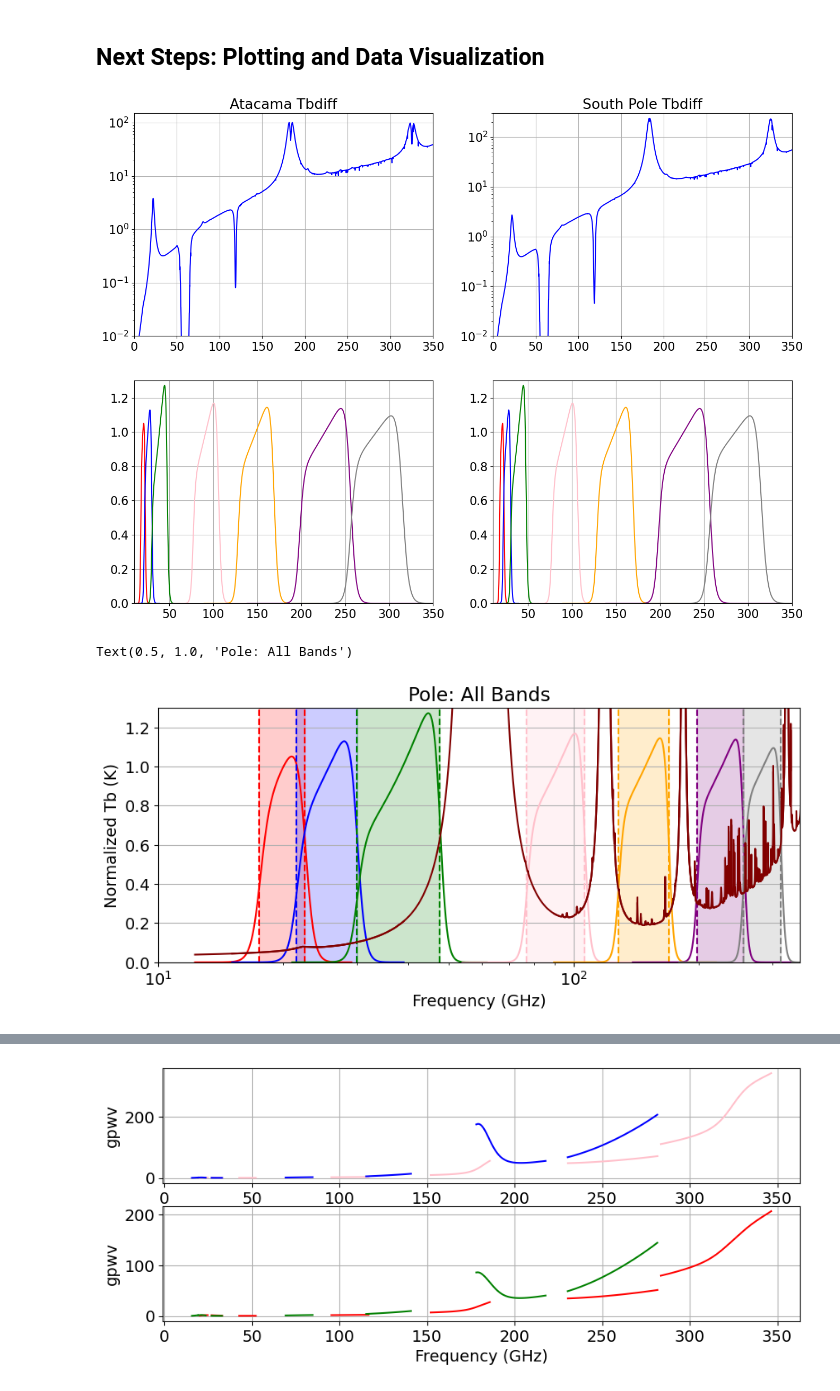
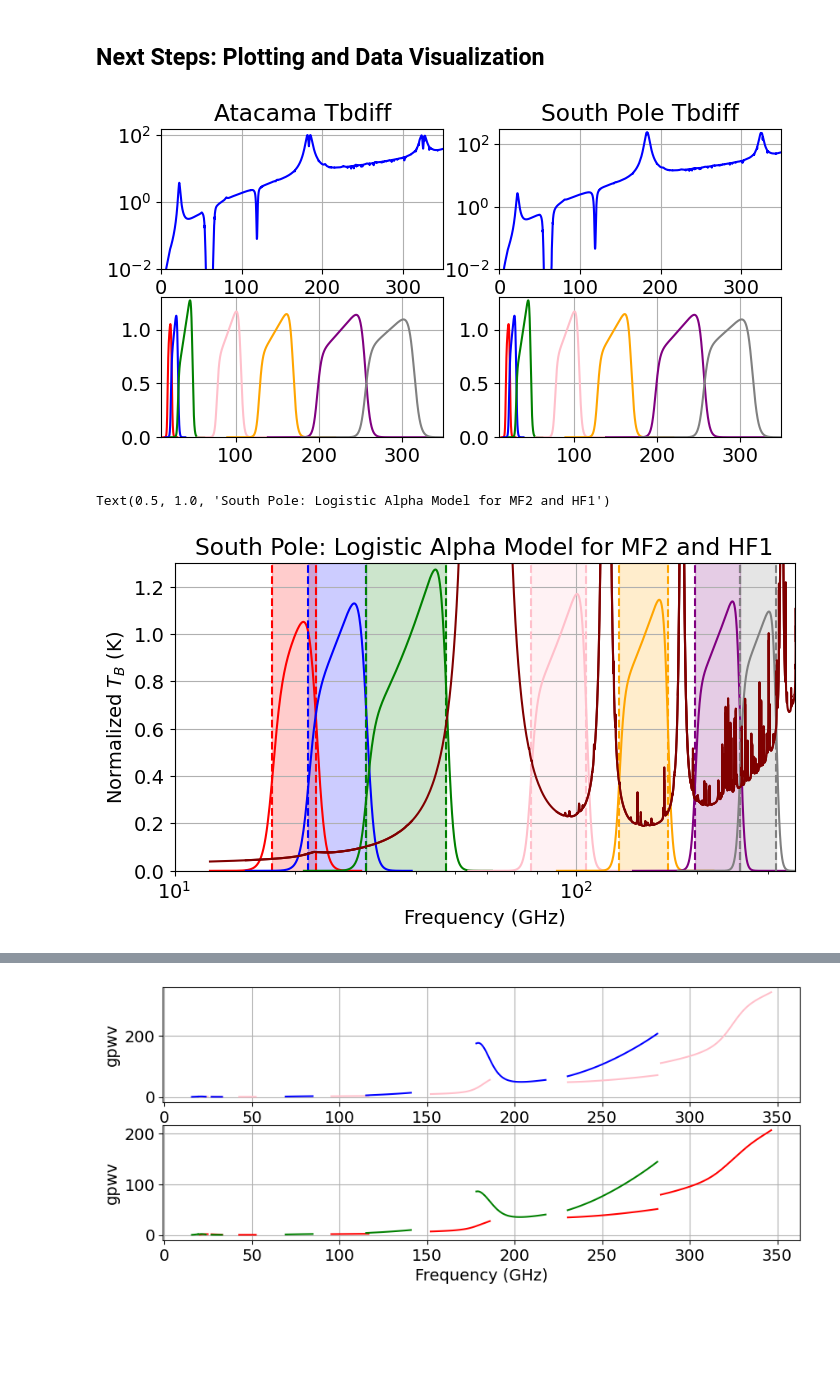
Before and after one commit to JohnRuhl/Atmos_pwv_flucts, a Jupyter notebook: Atmos_pwv_flucts.ipynb, the cells around one changed output, grey strips where cells are left out. Cells and saved outputs as stored; diff of their text form; code cells hidden in the pictures; blank space fills up the shorter version.

```diff
--- a/Atmos_pwv_flucts.ipynb
+++ b/Atmos_pwv_flucts.ipynb
@@ -89,3 +89,16 @@ plt.ylim(0.8,1.0)
 plt.grid()
 # %% [output]
 [figure]
+# %%
+plt.rcParams.update({'font.size': 14})
+plt.rcParams['figure.figsize'] = [12, 8]
+for site in ['Pole','Atacama']:
+    for pwv in atmos[site].keys():
+        pltlabel=site+': '+str(pwv)+ ' $\mu$m'
+        plt.plot(atmos[site][pwv][0],atmos[site][pwv][2], label=pltlabel)
+plt.ylabel('Transmission')#('$T_B$ (K)')
+plt.xlabel('Frequency (GHz)')
+plt.xlim(0,600)
+plt.grid()
+plt.legend(fontsize="16", loc='upper right')
+plt.title('Atmospheric Transmission: South Pole and Atacama Desert')
@@ -672,7 +700,8 @@ for pwv in spole_pwvs:
 
         #look into .py file and edit
         npts=50
-        freqvec_high= np.linspace(nuhigh-(nuhigh*0.1), nuhigh+(nuhigh*0.1), npts)
+        freqvec_high= np.linspace(bandcenter, nuhigh+(nuhigh*0.1), npts)
+        #freqvec_high= np.linspace(nuhigh-(nuhigh*0.1), nuhigh+(nuhigh*0.1), npts)
         dPdTcmb_h= np.array([])
         dPdpwv_h= np.array([])
         gpwv_h= np.array([])
@@ -692,7 +721,8 @@ for pwv in spole_pwvs:
 
             gpwv_h= np.append(gpwv_h, dPdpwv/dPdTcmb)
 
-        freqvec_low= np.linspace(nulow-(nulow*0.1), nulow+(nulow*0.1), npts)
+        freqvec_low= np.linspace(nulow-(nulow*0.1), bandcenter, npts)
+        #freqvec_low= np.linspace(nulow-(nulow*0.1), nulow+(nulow*0.1), npts)
         dPdTcmb_l= np.array([])
         dPdpwv_l= np.array([])
         gpwv_l= np.array([])
@@ -922,35 +952,35 @@ plt.xlim(10, 350)
 plt.ylim(0,1.3)
 plt.grid()
 # %% [output]
-[figure, old version]
+[figure, new version]
 # %%
 plt.rcParams.update({'font.size': 14})
-plt.rcParams['figure.figsize'] = [10, 4]
+plt.rcParams['figure.figsize'] = [8, 4]
 
 bandtype_dict= {'ULF':'red', 'LF_1': 'blue', 'LF_2': 'green', 'MF_1': 'pink', 'MF_2': 'orange', 'HF_1': 'purple', 'HF_2': 'grey'}
 bandarray=list(bandtype_dict.keys())
 
 #for band in bands['SAT'].keys():
 
 for ch in chlist:
     btype=bandtype_dict[ch]
     x1=spole_dict[300][ch]['high_edge_0']
     x2=spole_dict[300][ch]['low_edge_0']
     plt.axvline(x = x1, color=btype, linestyle='dashed', markersize= 0.5)#, label = 'upper band edge')
     plt.axvline(x = x2, color=btype, linestyle='dashed', markersize= 0.5)
         #plt.fill_between(x1, x2, color='blue', alpha=.2)
     plt.axvspan(x1, x2, alpha=0.2, color=btype)
 
     plt.semilogx(spole_dict[300][ch]['freqvec'], spole_dict[300][ch]['bandshape'], color=btype, label='Logistic Band Model')
     plt.semilogx(spole_dict[300][ch]['freqvec'], spole_dict[300][ch]['tbvec']/50, color='maroon', linestyle='solid', markersize= 0.15)
 #note that model 1 includes optics/lyot info and instrumentation info
 plt.xlim(10, 350)
 plt.ylim(0, 1.3)
 plt.grid()
 plt.xlabel('Frequency (GHz)')
-plt.ylabel('Normalized Tb (K)')
-plt.title('Pole: All Bands')
+plt.ylabel('Normalized $T_B$ (K)')
+plt.title('South Pole: Logistic Alpha Model for MF2 and HF1')
 # %% [output]
-Text(0.5, 1.0, 'Pole: All Bands')
+Text(0.5, 1.0, 'South Pole: Logistic Alpha Model for MF2 and HF1')
-[figure, old version]
+[figure, new version]
 # %%
```
Also changed, not shown: parts of 20 cells of this notebook, 2 other files.
